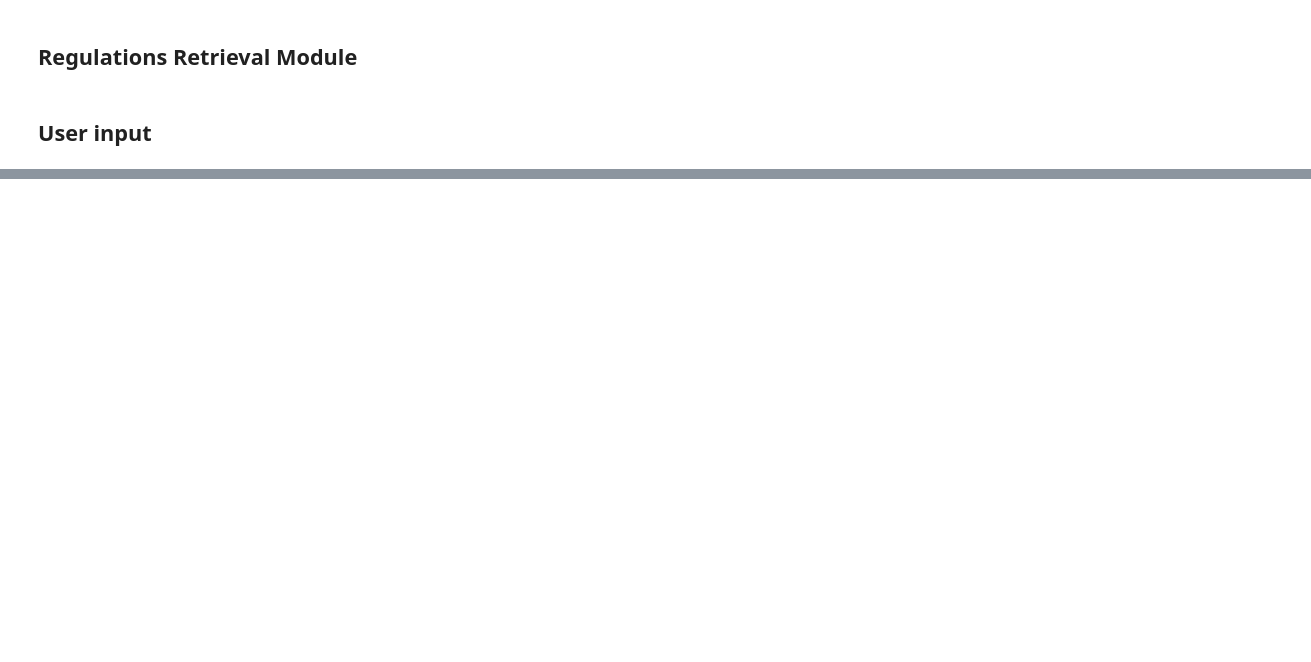
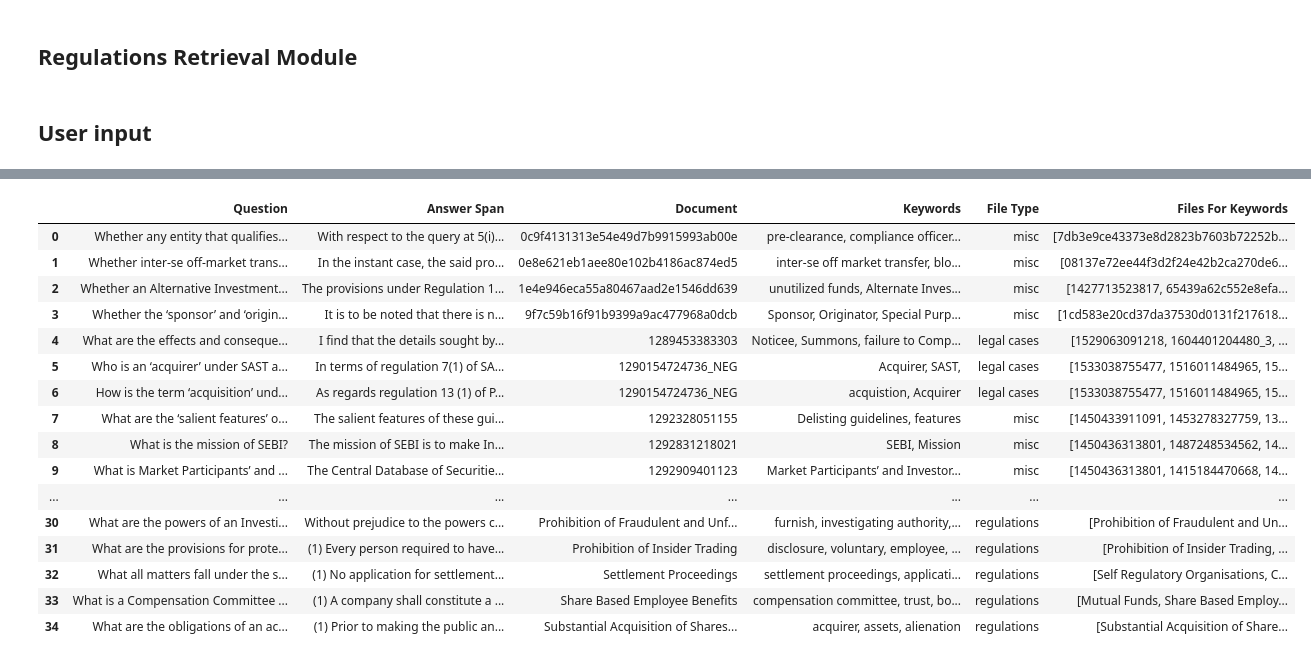
Before and after one commit to JPMS-DSAC/sebi_QA, a Jupyter notebook: Question_Answering/code/InfoRetrieval_alldocs.ipynb, the cells around one changed output, grey strips where cells are left out. Cells and saved outputs as stored; diff of their text form; code cells hidden in the pictures; blank space fills up the shorter version.

```diff
--- a/Question_Answering/code/InfoRetrieval_alldocs.ipynb
+++ b/Question_Answering/code/InfoRetrieval_alldocs.ipynb
@@ -494,7 +534,7 @@ def vectormodel(query, k, total_vocab, tf_idf, N, qvocab, DF, origreg,importantw
             D[i[0]][ind] = tf_idf[i]
         except:
             pass
-    A,indexs,distances = cosine_similarity(k, query, total_vocab, N, qvocab, DF, origreg, D, importantwords,reverseMap)
+    A,indexs,distances = cosine_similarity_transformer(k, query, total_vocab, N, qvocab, DF, origreg, D, importantwords,reverseMap)
 
     return A,indexs,distances
 # %%
@@ -1151,6 +872,0 @@ for i in misc_files:
-# %%
-miscfiles = dict()
-for filename in misc_files:
-    with open('text_misc_clean/'+filename, 'r') as f:
-        temp = f.read()
-    miscfiles[filename]=' '.join(temp.split())
@@ -1312,0 +1116,9 @@ for ind, queryinput in enumerate(queries_sebi_consult):
+# %%
+def fileType(name):
+    if name+".txt" in lfile:
+        return "legal cases"
+    if name in docs:
+        return "regulations"
+    return "misc"
+df["File Type"]=df[df.columns[2]].apply(fileType)
+df
@@ -1312,0 +1143,62 @@ for ind, queryinput in enumerate(queries_sebi_consult):
+# %%
+def keywordsProcessing(words,filetype):
+    scorer=dict()
+    words=words.split(",")
+    words = [ w.strip() for w in words]
+    if filetype== "legal cases":
+        for k,v in caseMap.items():
+            count = 0
+            for w in words:
+                if w.lower() in k.lower():
+                    count+=1
+            if v in scorer.keys() and scorer[v] < count :
+                scorer[v]=count
+            if v not in scorer.keys():
+                scorer[v]=count
+
+    elif filetype== "regulations":
+        for k,v in regMap.items():
+            count = 0
+            for w in words:
+                if w.lower() in k.lower():
+                    count+=1
+            if v in scorer.keys() and scorer[v] < count :
+                scorer[v]=count
+            if v not in scorer.keys():
+                scorer[v]=count
+
+    else:
+        for k,v in miscMap.items():
+            count = 0
+            for w in words:
+                if w.lower() in k.lower():
+                    count+=1
+            if v in scorer.keys() and scorer[v] < count :
+                scorer[v]=count
+            if v not in scorer.keys():
+                scorer[v]=count
+
+    filename= [k for k, v in sorted(scorer.items(), key=lambda item: item[1],reverse=True)]
+
+    return filename[:10]
+
+df["Files For Keywords"]=df.apply(lambda x: keywordsProcessing(x["Keywords"],x["File Type"]),axis=1)
+df
+# %% [output]
+|  | Question | Answer Span | Document | Keywords | File Type | Files For Keywords |
+| 0 | Whether any entity that qualifies... | With respect to the query at 5(i)... | 0c9f4131313e54e49d7b9915993ab00e | pre-clearance, compliance officer... | misc | [7db3e9ce43373e8d2823b7603b72252b... |
+| 1 | Whether inter-se off-market trans... | In the instant case, the said pro... | 0e8e621eb1aee80e102b4186ac874ed5 | inter-se off market transfer, blo... | misc | [08137e72ee44f3d2f24e42b2ca270de6... |
+| 2 | Whether an Alternative Investment... | The provisions under Regulation 1... | 1e4e946eca55a80467aad2e1546dd639 | unutilized funds, Alternate Inves... | misc | [1427713523817, 65439a62c552e8efa... |
+| 3 | Whether the ‘sponsor’ and ‘origin... | It is to be noted that there is n... | 9f7c59b16f91b9399a9ac477968a0dcb | Sponsor, Originator, Special Purp... | misc | [1cd583e20cd37da37530d0131f217618... |
+| 4 | What are the effects and conseque... | I find that the details sought by... | 1289453383303 | Noticee, Summons, failure to Comp... | legal cases | [1529063091218, 1604401204480_3, ... |
+| 5 | Who is an ‘acquirer’ under SAST a... | In terms of regulation 7(1) of SA... | 1290154724736_NEG | Acquirer, SAST, | legal cases | [1533038755477, 1516011484965, 15... |
+| 6 | How is the term ‘acquisition’ und... | As regards regulation 13 (1) of P... | 1290154724736_NEG | acquistion, Acquirer | legal cases | [1533038755477, 1516011484965, 15... |
+| 7 | What are the ‘salient features’ o... | The salient features of these gui... | 1292328051155 | Delisting guidelines, features | misc | [1450433911091, 1453278327759, 13... |
+| 8 | What is the mission of SEBI? | The mission of SEBI is to make In... | 1292831218021 | SEBI, Mission | misc | [1450436313801, 1487248534562, 14... |
+| 9 | What is Market Participants’ and ... | The Central Database of Securitie... | 1292909401123 | Market Participants’ and Investor... | misc | [1450436313801, 1415184470668, 14... |
+| ... | ... | ... | ... | ... | ... | ... |
+| 30 | What are the powers of an Investi... | Without prejudice to the powers c... | Prohibition of Fraudulent and Unf... | furnish, investigating authority,... | regulations | [Prohibition of Fraudulent and Un... |
+| 31 | What are the provisions for prote... | (1) Every person required to have... | Prohibition of Insider Trading | disclosure, voluntary, employee, ... | regulations | [Prohibition of Insider Trading, ... |
+| 32 | What all matters fall under the s... | (1) No application for settlement... | Settlement Proceedings | settlement proceedings, applicati... | regulations | [Self Regulatory Organisations, C... |
+| 33 | What is a Compensation Committee ... | (1) A company shall constitute a ... | Share Based Employee Benefits | compensation committee, trust, bo... | regulations | [Mutual Funds, Share Based Employ... |
+| 34 | What are the obligations of an ac... | (1) Prior to making the public an... | Substantial Acquisition of Shares... | acquirer, assets, alienation | regulations | [Substantial Acquisition of Share... |
```
Also changed, not shown: parts of 77 cells of this notebook, 1 other file.
